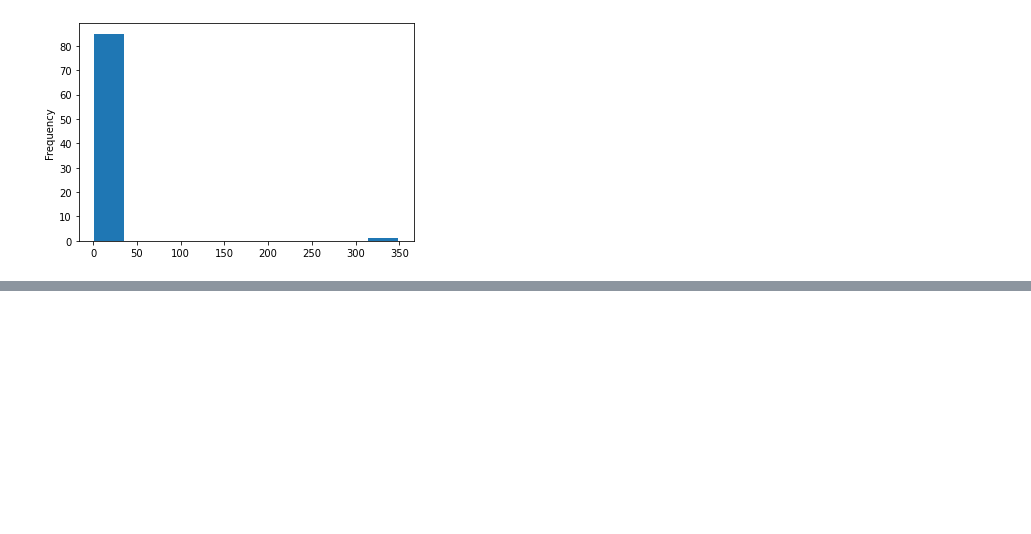
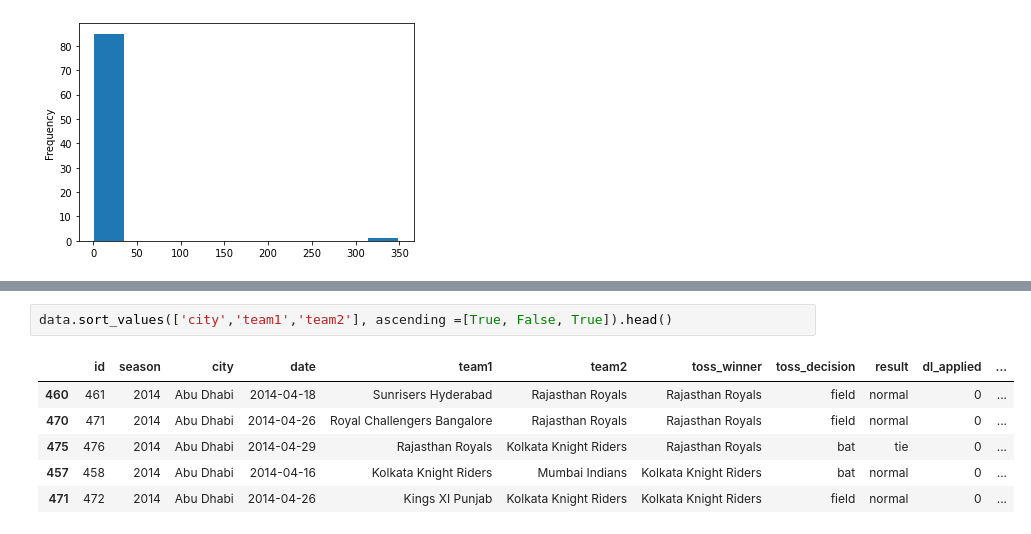
Before and after one commit to sagarkumarmishra/IPL-DATA-ANALYSIS, a Jupyter notebook: IPL_data_analysis.ipynb, the cells around one changed output, grey strips where cells are left out. Cells and saved outputs as stored; diff of their text form; blank space fills up the shorter version.

```diff
--- a/IPL_data_analysis.ipynb
+++ b/IPL_data_analysis.ipynb
@@ -238,0 +301,9 @@ data['win_by_runs'].value_counts().plot(kind ='hist')
+# %%
+data.sort_values(['city','team1','team2'], ascending =[True, False, True]).head()
+# %% [output]
+|  | id | season | city | date | team1 | team2 | toss_winner | toss_decision | result | dl_applied | ... |
+| 460 | 461 | 2014 | Abu Dhabi | 2014-04-18 | Sunrisers Hyderabad | Rajasthan Royals | Rajasthan Royals | field | normal | 0 | ... |
+| 470 | 471 | 2014 | Abu Dhabi | 2014-04-26 | Royal Challengers Bangalore | Rajasthan Royals | Rajasthan Royals | field | normal | 0 | ... |
+| 475 | 476 | 2014 | Abu Dhabi | 2014-04-29 | Rajasthan Royals | Kolkata Knight Riders | Rajasthan Royals | bat | tie | 0 | ... |
+| 457 | 458 | 2014 | Abu Dhabi | 2014-04-16 | Kolkata Knight Riders | Mumbai Indians | Kolkata Knight Riders | bat | normal | 0 | ... |
+| 471 | 472 | 2014 | Abu Dhabi | 2014-04-26 | Kings XI Punjab | Kolkata Knight Riders | Kolkata Knight Riders | field | normal | 0 | ... |
```
Also changed, not shown: parts of 7 cells of this notebook.
